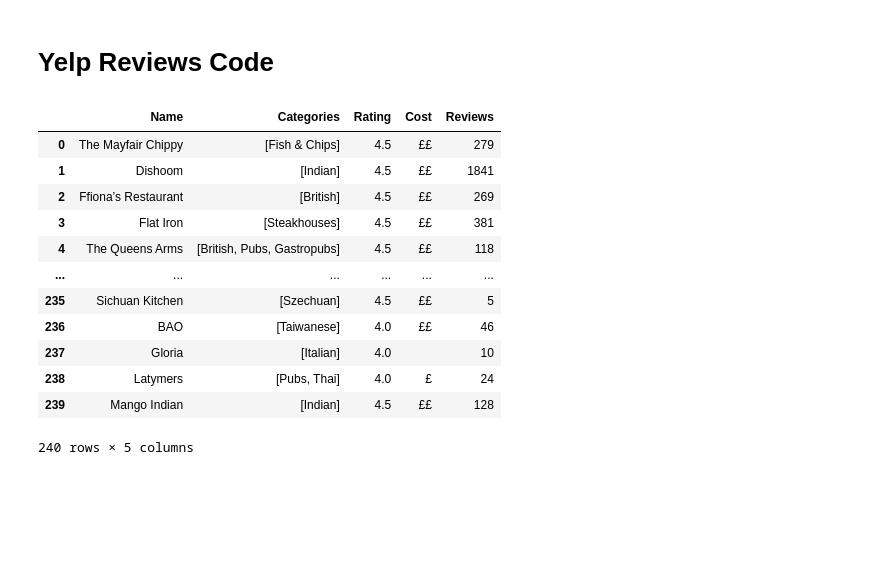
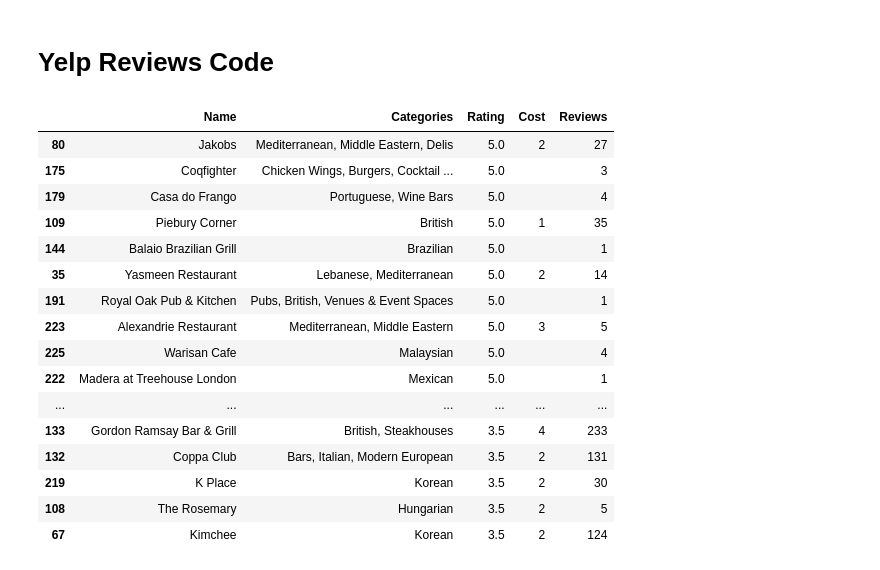
Before and after one commit to chloemd/DAT-1019-Chloe, a Jupyter notebook: Homework/Unit1/Homework 1 Yelp Web Scraper.ipynb, the cells around one changed output. Saved outputs shown, nothing was run; the diff lists cells and outputs as text; code cells hidden in the pictures; blank space fills up the shorter version.

Commit message:
more data

```diff
--- a/Homework/Unit1/Homework 1 Yelp Web Scraper.ipynb
+++ b/Homework/Unit1/Homework 1 Yelp Web Scraper.ipynb
@@ -128,7 +128,7 @@ def find_yelp_reviews(restaurant_data):
             # trying to generate a cost rating
             cost = restaurant.find('span', class_="lemon--span__09f24__3997G text__09f24__2tZKC priceRange__09f24__2O6le text-color--black-extra-light__09f24__38DtK text-align--left__09f24__3Drs0 text-bullet--after__09f24__1MWoX")
             try:
-                cost = cost.text
+                cost = str(len(cost.text))
             except AttributeError:
                 cost = ''
 
@@ -149,7 +149,7 @@ def find_yelp_reviews(restaurant_data):
                 rating = 0
             #building out a dictionary with the restaurant's attributes
             d['Name'] = name
-            d['Categories'] = categories
+            d['Categories'] = ', '.join(categories)
             d['Rating'] = rating
             d['Cost'] = cost
             d['Reviews'] = num_reviews
@@ -175,22 +175,3 @@ def display_yelp_reviews(url):
         restaurants += find_yelp_reviews(restaurant_data)
 
     return pd.DataFrame(restaurants)
-
-
-london_data = display_yelp_reviews(yelp_url)
-
-london_data
-# %% [output]
-|  | Name | Categories | Rating | Cost | Reviews |
-| 0 | The Mayfair Chippy | [Fish & Chips] | 4.5 | ££ | 279 |
-| 1 | Dishoom | [Indian] | 4.5 | ££ | 1841 |
-| 2 | Ffiona’s Restaurant | [British] | 4.5 | ££ | 269 |
-| 3 | Flat Iron | [Steakhouses] | 4.5 | ££ | 381 |
-| 4 | The Queens Arms | [British, Pubs, Gastropubs] | 4.5 | ££ | 118 |
-| ... | ... | ... | ... | ... | ... |
-| 235 | Sichuan Kitchen | [Szechuan] | 4.5 | ££ | 5 |
-| 236 | BAO | [Taiwanese] | 4.0 | ££ | 46 |
-| 237 | Gloria | [Italian] | 4.0 |  | 10 |
-| 238 | Latymers | [Pubs, Thai] | 4.0 | £ | 24 |
-| 239 | Mango Indian | [Indian] | 4.5 | ££ | 128 |
-240 rows × 5 columns
@@ -196,0 +180,21 @@ london_data
+# %%
+pd.set_option('display.max_rows', None)
+london_data.sort_values(by=['Rating'], ascending=False)
+# %% [output]
+|  | Name | Categories | Rating | Cost | Reviews |
+| 80 | Jakobs | Mediterranean, Middle Eastern, Delis | 5.0 | 2 | 27 |
+| 175 | Coqfighter | Chicken Wings, Burgers, Cocktail ... | 5.0 |  | 3 |
+| 179 | Casa do Frango | Portuguese, Wine Bars | 5.0 |  | 4 |
+| 109 | Piebury Corner | British | 5.0 | 1 | 35 |
+| 144 | Balaio Brazilian Grill | Brazilian | 5.0 |  | 1 |
+| 35 | Yasmeen Restaurant | Lebanese, Mediterranean | 5.0 | 2 | 14 |
+| 191 | Royal Oak Pub & Kitchen | Pubs, British, Venues & Event Spaces | 5.0 |  | 1 |
+| 223 | Alexandrie Restaurant | Mediterranean, Middle Eastern | 5.0 | 3 | 5 |
+| 225 | Warisan Cafe | Malaysian | 5.0 |  | 4 |
+| 222 | Madera at Treehouse London | Mexican | 5.0 |  | 1 |
+| ... | ... | ... | ... | ... | ... |
+| 133 | Gordon Ramsay Bar & Grill | British, Steakhouses | 3.5 | 4 | 233 |
+| 132 | Coppa Club | Bars, Italian, Modern European | 3.5 | 2 | 131 |
+| 219 | K Place | Korean | 3.5 | 2 | 30 |
+| 108 | The Rosemary | Hungarian | 3.5 | 2 | 5 |
+| 67 | Kimchee | Korean | 3.5 | 2 | 124 |
```
Also changed, not shown: parts of 4 cells of this notebook, 2 other files.
